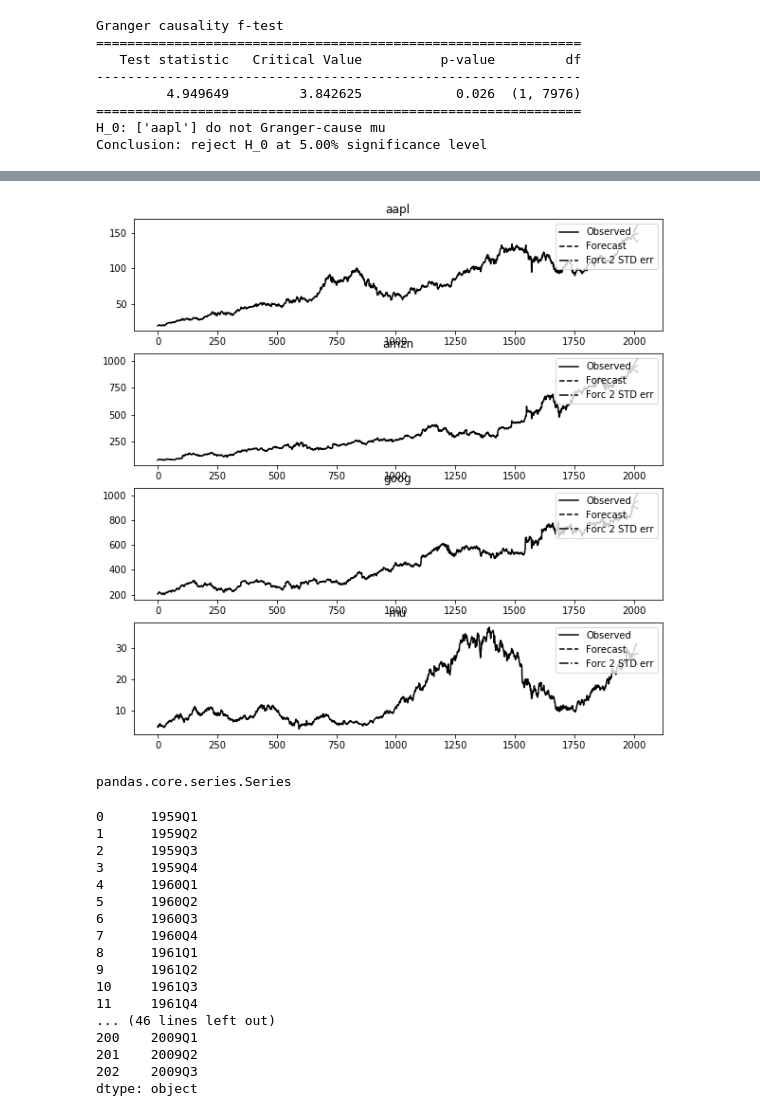
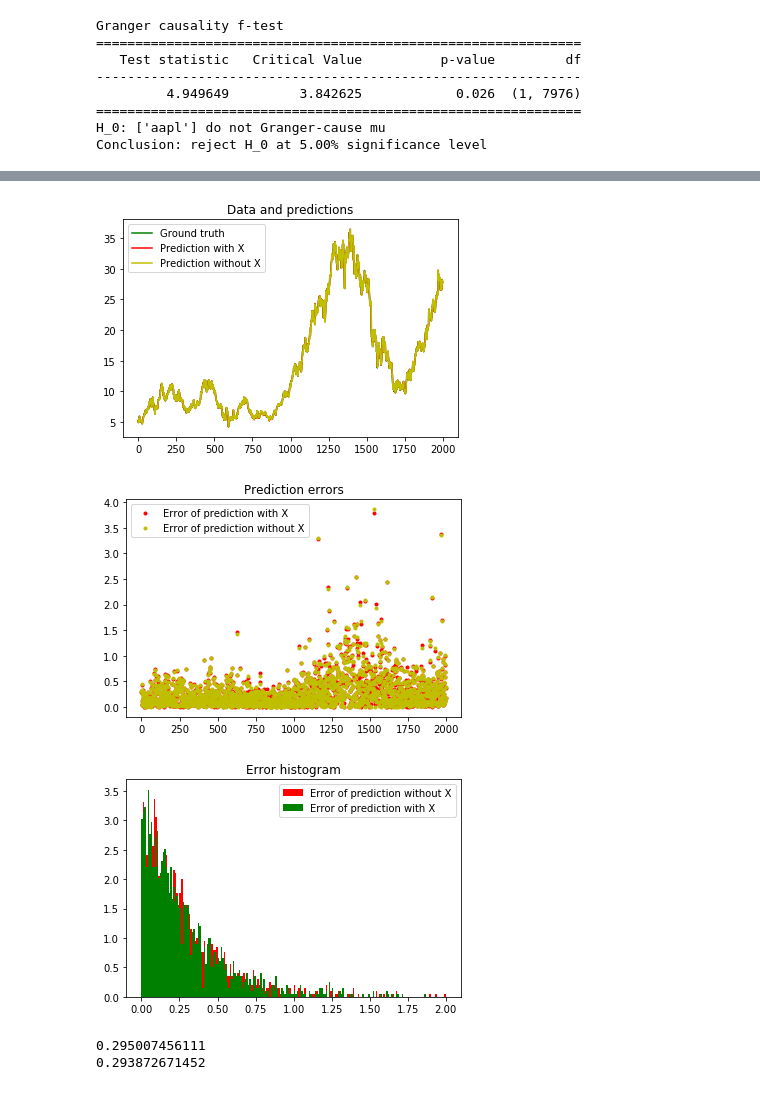
Before and after one commit to lisayzho/granger-causality, a Jupyter notebook: granger.ipynb, the cells around one changed output, grey strips where cells are left out. Saved outputs shown, nothing was run; the diff lists cells and outputs as text; code cells hidden in the pictures.

```diff
--- a/granger.ipynb
+++ b/granger.ipynb
@@ -91,33 +100,0 @@ plt.show()
-# %%
-results.plot_forecast(20)
-pylab.show()
-# %% [output]
-[figure, removed]
-# %%
-mdata = sm.datasets.macrodata.load_pandas().data
-dates = mdata[['year', 'quarter']].astype(int).astype(str)
-quarterly = dates["year"] + "Q" + dates["quarter"]
-type(dates["quarter"])
-#quarterly = dates_from_str(quarterly)
-# %% [output]
-pandas.core.series.Series
-# %%
-print(quarterly)
-# %% [output]
-0      1959Q1
-1      1959Q2
-2      1959Q3
-3      1959Q4
-4      1960Q1
-5      1960Q2
-6      1960Q3
-7      1960Q4
-8      1961Q1
-9      1961Q2
-10     1961Q3
-11     1961Q4
-... (46 lines left out)
-200    2009Q1
-201    2009Q2
-202    2009Q3
-dtype: object
@@ -123,0 +139,39 @@ dtype: object
+# %%
+order = 15
+error_range = [0,2]
+data_kept = 2000
+
+params_with, predictions_with, Ys = regression(d[:,1:], order=order, data_kept=data_ke)
+params_without, predictions_without, Ys = regression(d[:,2:], order=order)
+query_gt = Ys[:,-1]
+query_with = predictions_with[:,-1]
+query_without = predictions_without[:,-1]
+plt.plot(query_gt, 'g')
+plt.plot(query_with, 'r')
+plt.plot(query_without, 'y')
+plt.legend(['Ground truth', 'Prediction with X', 'Prediction without X'])
+plt.title('Data and predictions')
+plt.show()
+
+errors_with = abs(query_with-query_gt)
+errors_without = abs(query_without-query_gt)
+plt.plot(errors_with, 'r')
+plt.plot(errors_without, 'y')
+plt.legend(['Error of prediction with X', 'Error of prediction without X'])
+plt.title('Prediction errors')
+plt.show()
+
+plt.title('Error histogram')
+plt.hist(errors_without, 200, normed=1,range=error_range, facecolor='red')
+plt.hist(errors_with, 200, normed=1,range=error_range, facecolor='green')
+plt.legend(['Error of prediction without X', 'Error of prediction with X'])
+plt.show()
+
+print(errors_without.mean())
+print(errors_with.mean())
+# %% [output]
+[figure, added]
+[figure, added]
+[figure, added]
+0.295007456111
+0.293872671452
```
Also changed, not shown: parts of 4 cells of this notebook.
